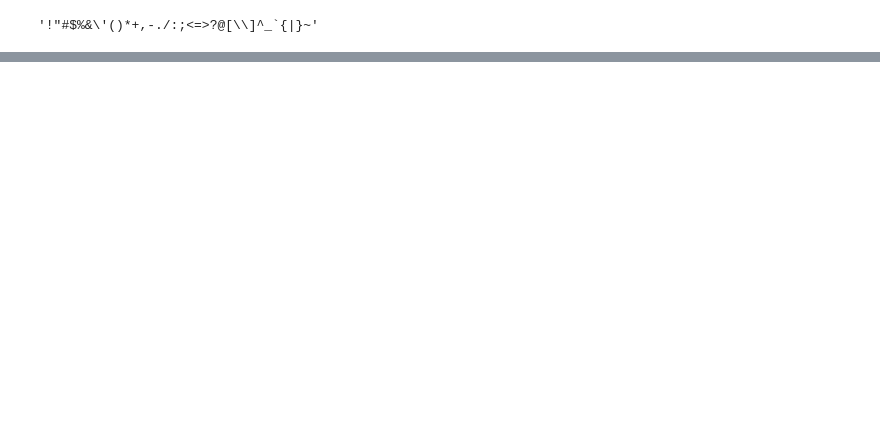
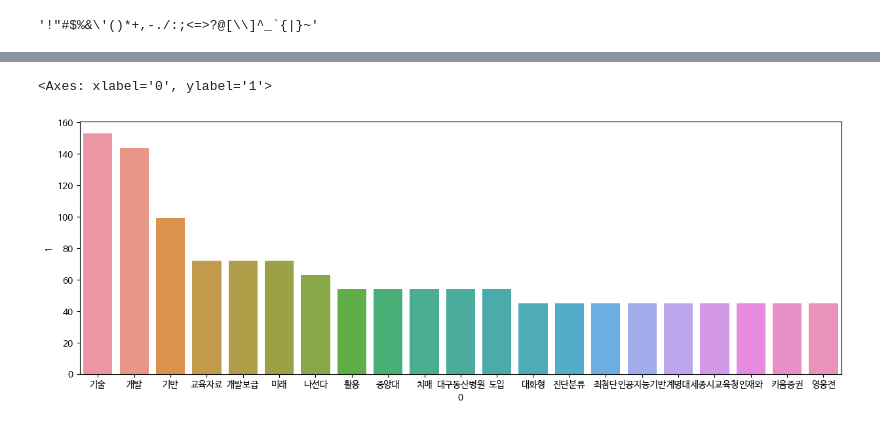
Before and after one commit to leekyuyoung20230313/pythone, a Jupyter notebook: 크롤링/데이터수집API.ipynb, the cells around one changed output, grey strips where cells are left out. Cells and saved outputs as stored; diff of their text form; code cells hidden in the pictures; blank space fills up the shorter version.

```diff
--- a/크롤링/데이터수집API.ipynb
+++ b/크롤링/데이터수집API.ipynb
@@ -46,0 +95,15 @@ string.punctuation   # !"#$%&\'()*+,-./:;<=>?@[\\]^_`{|}~
+# %%
+import re
+def cleanWorld(word):
+  # 한글 정규표현식 패턴
+  hangul = re.compile('[^ ㄱ-ㅣ가-힣]+')
+  return "".join([ hangul.sub('', i) for i in word if i not in puch ])
+# %%
+from collections import Counter
+word_list_cnt =  Counter( [ i for i in map(cleanWorld, temp) if len(i) > 1] )
+# word_list_cnt = dict(word_list_cnt)
+word_list_cnt = sorted(word_list_cnt.items(), key = lambda x : x[1],reverse=True)
+# %%
+# top 20
+new_world_list = word_list_cnt[1:22]
+new_world_list
@@ -46,0 +128,20 @@ string.punctuation   # !"#$%&\'()*+,-./:;<=>?@[\\]^_`{|}~
+# %%
+# 한글 처리
+# 코렙 한글
+!sudo apt-get install -y fonts-nanum
+!sudo fc-cache -fv
+!rm ~/.cache/matplotlib -rf
+
+import matplotlib.pyplot as plt
+plt.rc('font', family='NanumBarunGothic')
+# %%
+# bar 그래프로 시각화
+import pandas as pd
+import seaborn as sns
+import matplotlib.pyplot as plt
+plt.figure(figsize=(15,5))
+pd.DataFrame(new_world_list)
+sns.barplot(data= pd.DataFrame(new_world_list), x= 0, y=1)
+# %% [output]
+<Axes: xlabel='0', ylabel='1'>
+[figure, added]
```
Also changed, not shown: parts of 7 cells of this notebook.
